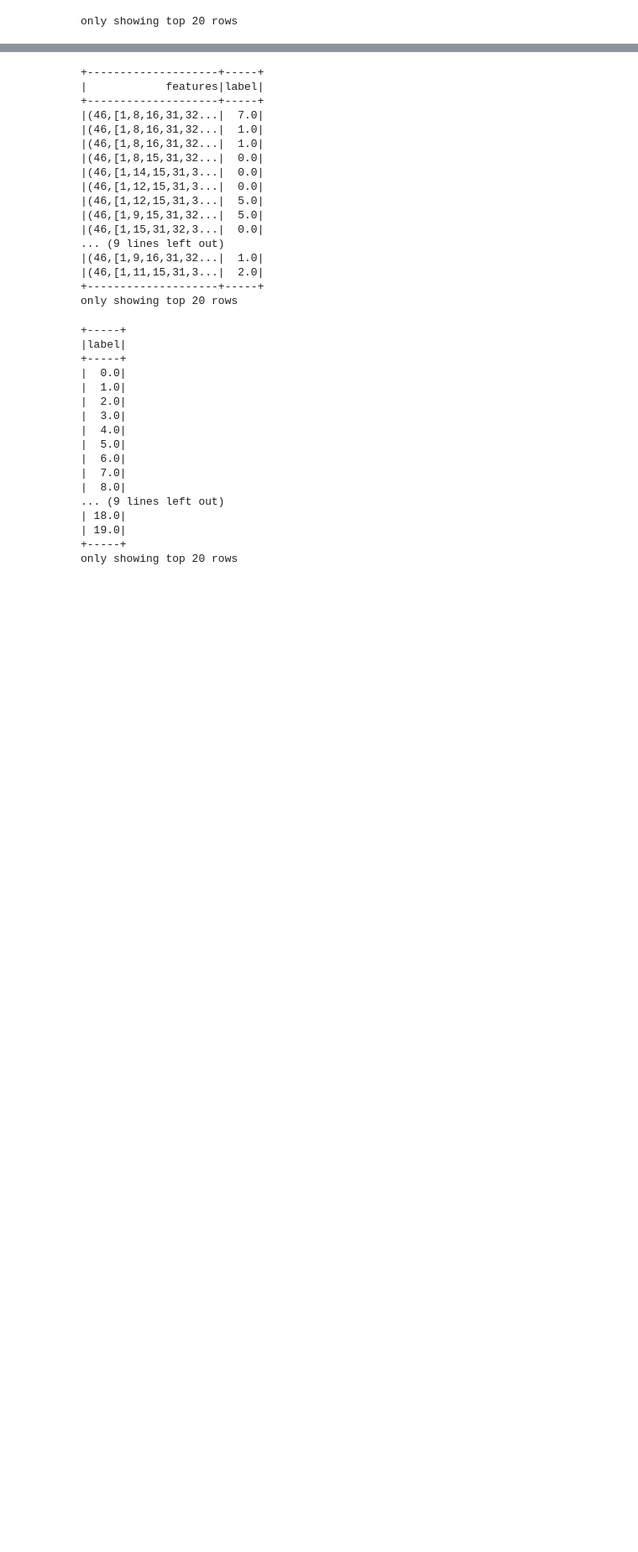
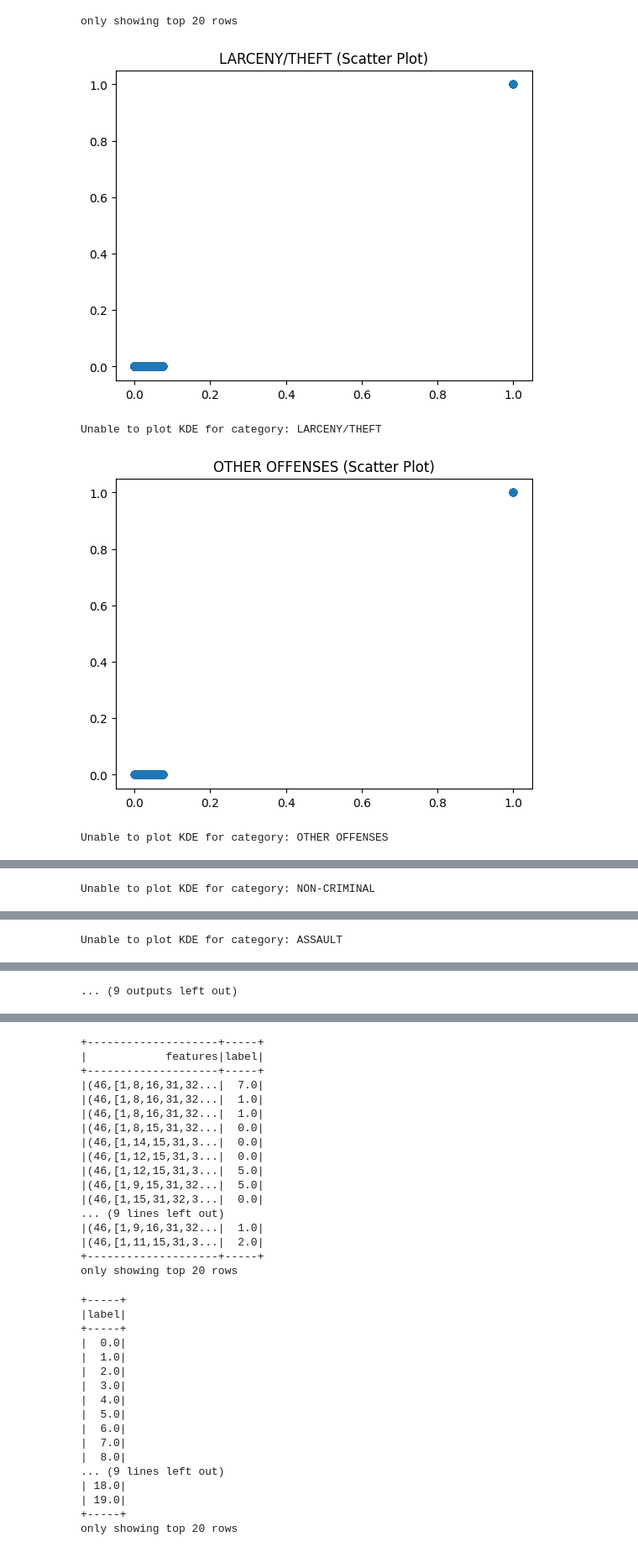
Before and after one commit to YusufRoshdy/San-Francisco-Crime-Classification-bigdata, a Jupyter notebook: notebooks/pyspark_ml.ipynb, the cells around one changed output, grey strips where cells are left out. Shown at 84% size. Drawn from its saved outputs; the diff is of its cells as text; code cells hidden in the pictures; blank space fills up the shorter version.

```diff
--- a/notebooks/pyspark_ml.ipynb
+++ b/notebooks/pyspark_ml.ipynb
@@ -57,7 +57,7 @@ data.head()
 # %%
 spark.conf.set("spark.sql.legacy.timeParserPolicy", "LEGACY")
 # %%
-from pyspark.sql.types import StructType, StructField, IntegerType, StringType, BooleanType, DateType, TimestampType
+from pyspark.sql.types import StructType, StructField, IntegerType, StringType, BooleanType, DateType, TimestampType, DoubleType
 
 schema = StructType([
     StructField("Dates", TimestampType(), True),
@@ -67,8 +67,8 @@ schema = StructType([
     StructField("PdDistrict", StringType(), True),
     StructField("Resolution", StringType(), True),
     StructField("Address", StringType(), True),
-    StructField("X", StringType(), True),
-    StructField("Y", StringType(), True)
+    StructField("X", DoubleType(), True),
+    StructField("Y", DoubleType(), True)
 ])
 
 # read the data
@@ -138,3 +139,38 @@ df
 | 2015-05-13 21:40:00 | OTHER OFFENSES | TRAFFIC VIOLATION | Wednesday | BAYVIEW | ARREST, BOOKED | MENDELL ST / HUDS... | -122.38640086995301 | 37.738983491072 |
 | 2015-05-13 21:30:00 | NON-CRIMINAL | FOUND PROPERTY | Wednesday | TENDERLOIN | NONE | 100 Block of JONE... | -122.412249767634 | 37.782556330202 |
 only showing top 20 rows
+# %%
+from sklearn.preprocessing import MinMaxScaler
+
+scaler = MinMaxScaler()
+
+top_10_categories = df.groupBy("Category").count().orderBy("count", ascending=False).distinct().select("Category").limit(10).toPandas()
+
+# get count per coorinates for each category
+for category in top_10_categories["Category"]:
+    # filter the DataFrame for the specific category
+    category_df = df.filter(df["Category"] == category).select("X", "Y").toPandas()
+
+    # remove NaN values
+    category_df = category_df.dropna()
+
+    # rescale the X, Y coordinates
+    category_df[["X", "Y"]] = scaler.fit_transform(category_df[["X", "Y"]])
+
+    # plot the data as a scatter plot
+    plt.scatter(category_df["X"], category_df["Y"])
+    plt.title(category + " (Scatter Plot)")
+    plt.show()
+
+    # plot the heatmap using the X, Y coordinates
+    try:
+        sns.kdeplot(category_df["X"], category_df["Y"], shade=True, cmap="Reds")
+        plt.title(category)
+        plt.show()
+    except ValueError:
+        print("Unable to plot KDE for category:", category)
+# %% [output]
+[figure, added]
+Unable to plot KDE for category: LARCENY/THEFT
+[figure, added]
+Unable to plot KDE for category: OTHER OFFENSES
@@ -140,0 +178 @@ only showing top 20 rows
+Unable to plot KDE for category: NON-CRIMINAL
@@ -140,0 +180 @@ only showing top 20 rows
+Unable to plot KDE for category: ASSAULT
@@ -141,3 +185,4 @@ only showing top 20 rows
+... (9 outputs left out)
 # %%
 from pyspark.ml.feature import ChiSqSelector, StringIndexer, OneHotEncoder, VectorAssembler
 
```
Also changed, not shown: parts of 5 cells of this notebook, 33 other files.
